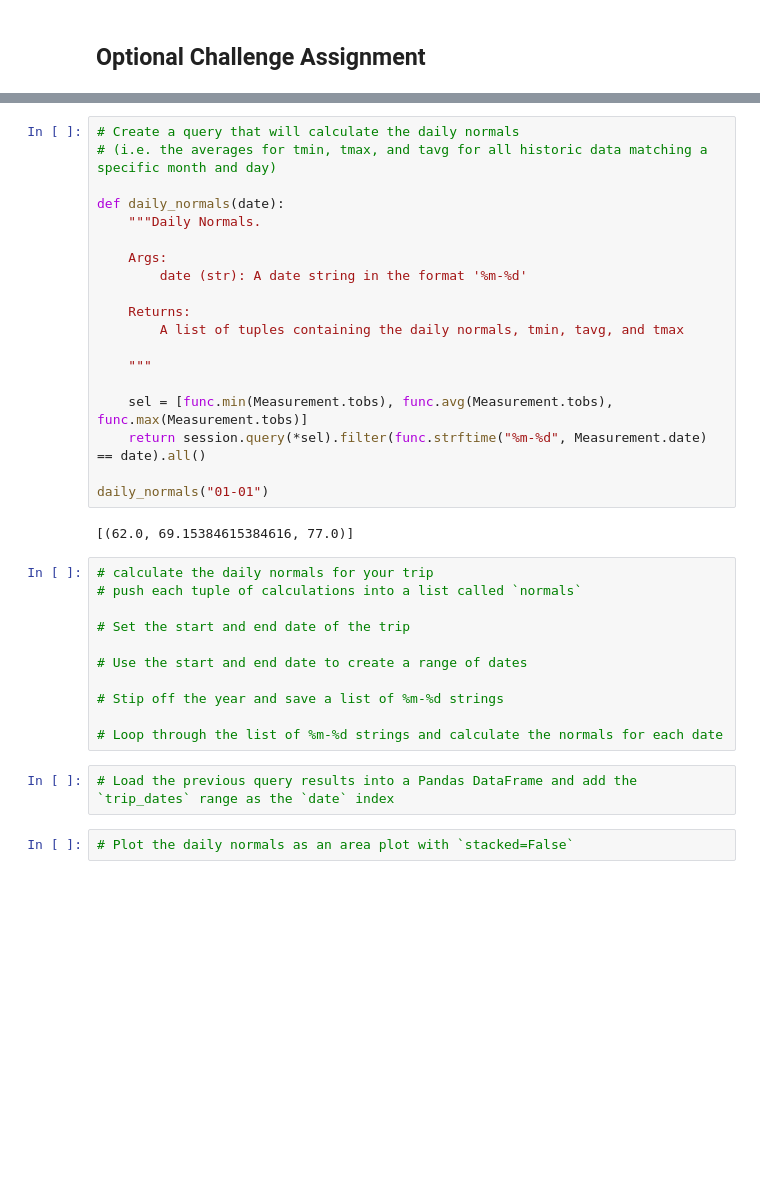
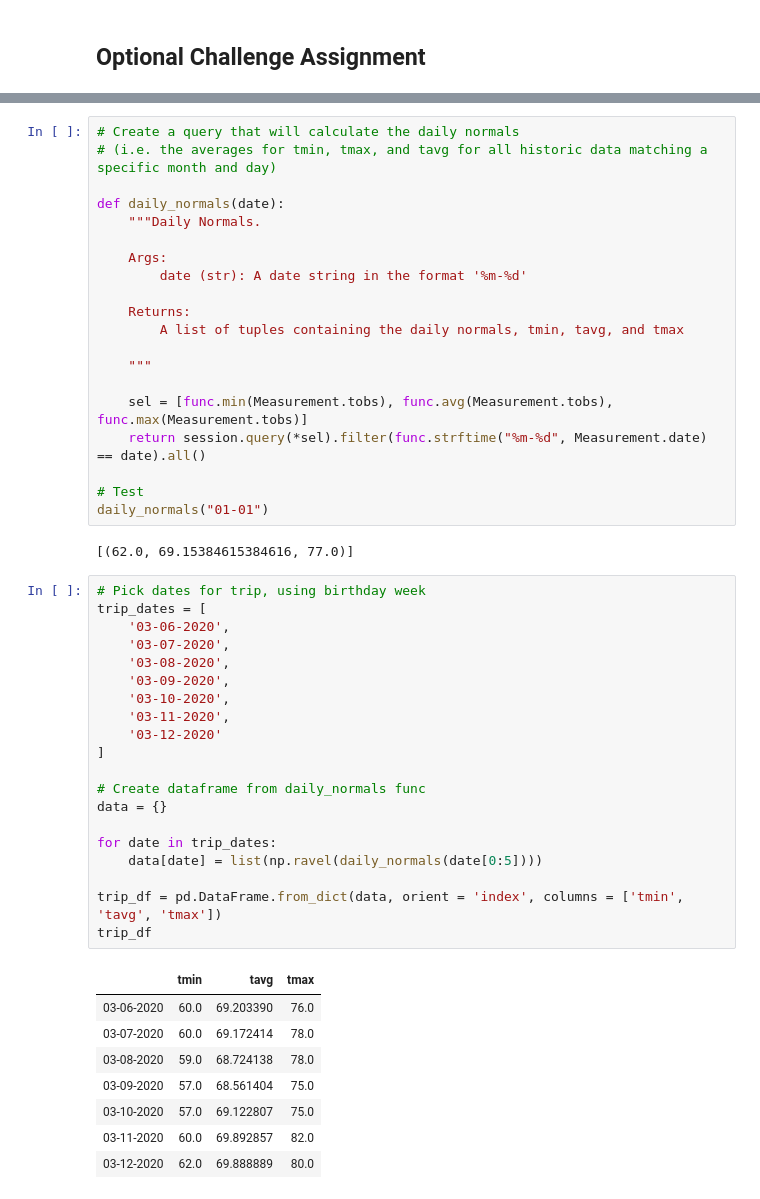
Before and after one commit to jaime030690/sqlalchemy-challenge, a Jupyter notebook: climate_starter.ipynb, the cells around one changed output, grey strips where cells are left out. Saved outputs shown, nothing was run; the diff lists cells and outputs as text; blank space fills up the shorter version.

```diff
--- a/climate_starter.ipynb
+++ b/climate_starter.ipynb
@@ -206,21 +260,36 @@ def daily_normals(date):
     sel = [func.min(Measurement.tobs), func.avg(Measurement.tobs), func.max(Measurement.tobs)]
     return session.query(*sel).filter(func.strftime("%m-%d", Measurement.date) == date).all()
 
+# Test
 daily_normals("01-01")
 # %% [output]
 [(62.0, 69.15384615384616, 77.0)]
-# %%
-# calculate the daily normals for your trip
-# push each tuple of calculations into a list called `normals`
-
-# Set the start and end date of the trip
-
-# Use the start and end date to create a range of dates
-
-# Stip off the year and save a list of %m-%d strings
-
-# Loop through the list of %m-%d strings and calculate the normals for each date
-# %%
-# Load the previous query results into a Pandas DataFrame and add the `trip_dates` range as the `date` index
-# %%
-# Plot the daily normals as an area plot with `stacked=False`
+# %%
+# Pick dates for trip, using birthday week
+trip_dates = [
+    '03-06-2020',
+    '03-07-2020',
+    '03-08-2020',
+    '03-09-2020',
+    '03-10-2020',
+    '03-11-2020',
+    '03-12-2020'
+]
+
+# Create dataframe from daily_normals func
+data = {}
+
+for date in trip_dates:
+    data[date] = list(np.ravel(daily_normals(date[0:5])))
+
+trip_df = pd.DataFrame.from_dict(data, orient = 'index', columns = ['tmin', 'tavg', 'tmax'])
+trip_df
+# %% [output]
+|  | tmin | tavg | tmax |
+| 03-06-2020 | 60.0 | 69.203390 | 76.0 |
+| 03-07-2020 | 60.0 | 69.172414 | 78.0 |
+| 03-08-2020 | 59.0 | 68.724138 | 78.0 |
+| 03-09-2020 | 57.0 | 68.561404 | 75.0 |
+| 03-10-2020 | 57.0 | 69.122807 | 75.0 |
+| 03-11-2020 | 60.0 | 69.892857 | 82.0 |
+| 03-12-2020 | 62.0 | 69.888889 | 80.0 |
```
Also changed, not shown: parts of 17 cells of this notebook.
